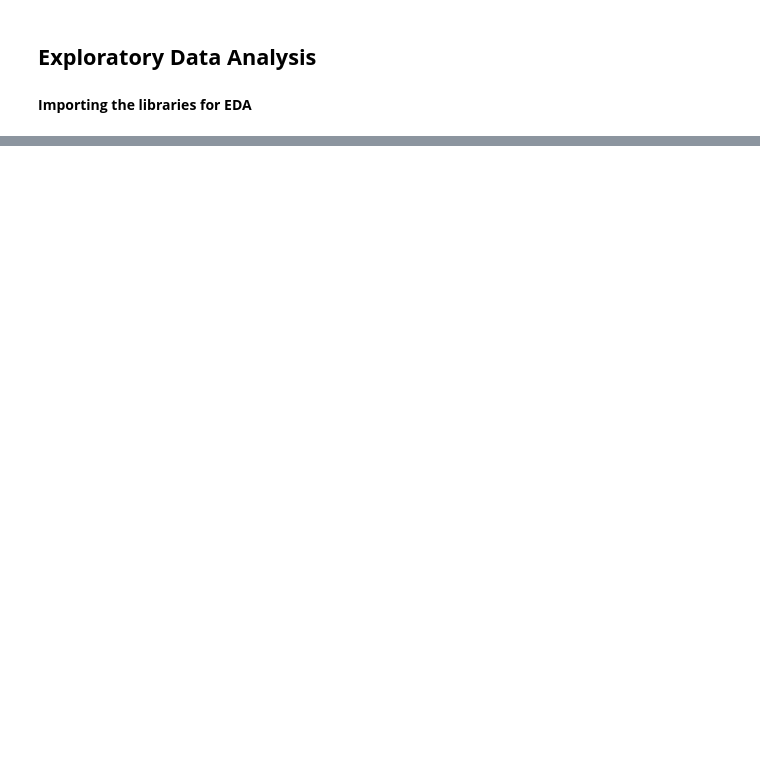
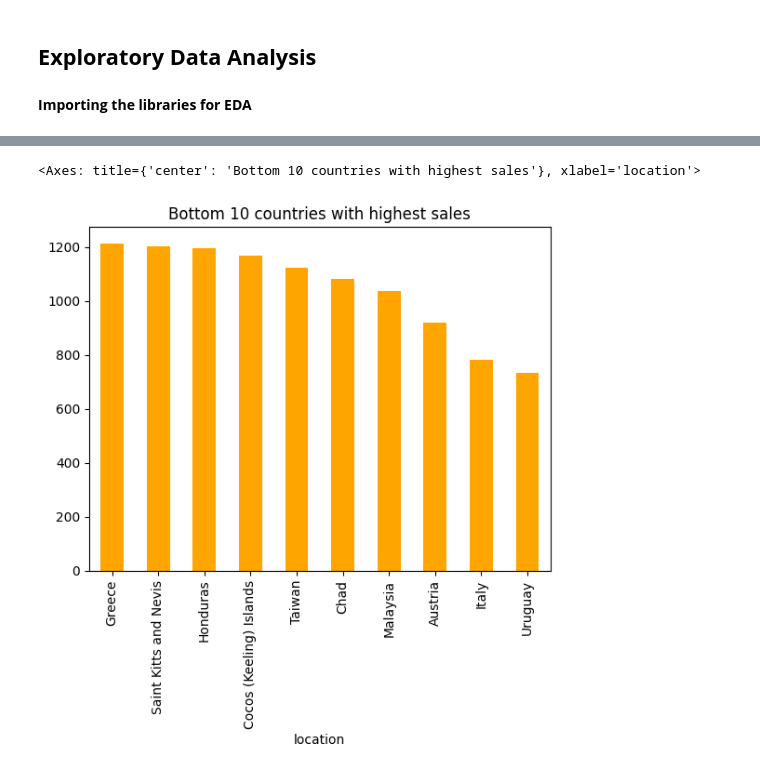
Before and after one commit to DuoDduo/AI-fellowship-module-2, a Jupyter notebook: Tasks/Task15/task_15.ipynb, the cells around one changed output, grey strips where cells are left out. Saved outputs shown, nothing was run; the diff lists cells and outputs as text; code cells hidden in the pictures; blank space fills up the shorter version.

```diff
--- a/Tasks/Task15/task_15.ipynb
+++ b/Tasks/Task15/task_15.ipynb
@@ -45,0 +224,5 @@ sales
+# %%
+sales.index.value_counts().tail(10).plot(kind = "bar", color = "orange", title = "Bottom 10 countries with highest sales")
+# %% [output]
+<Axes: title={'center': 'Bottom 10 countries with highest sales'}, xlabel='location'>
+[figure, added]
```
Also changed, not shown: parts of 16 cells of this notebook.
